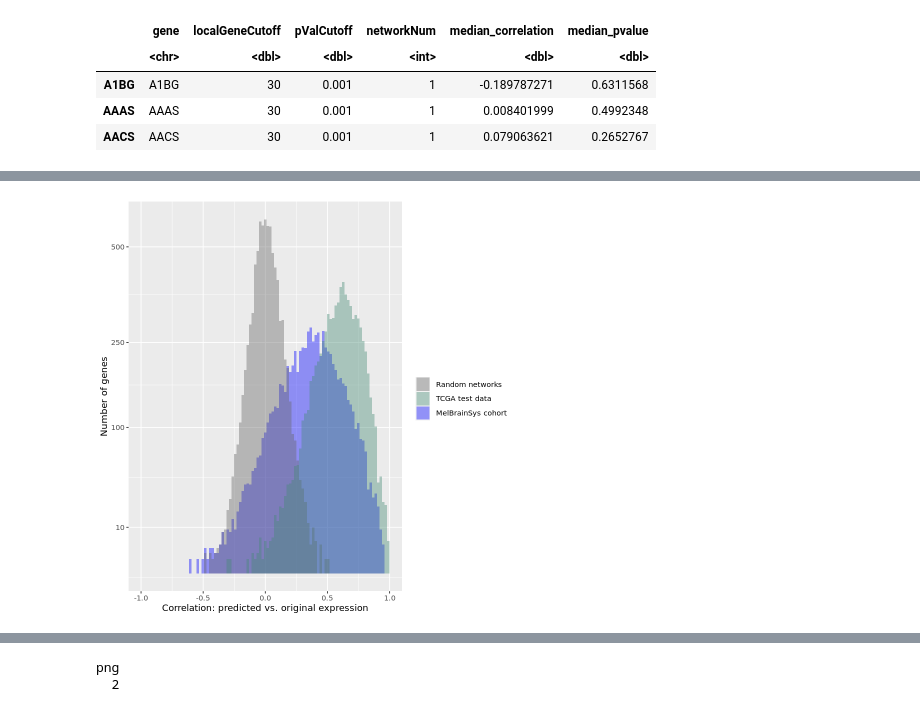
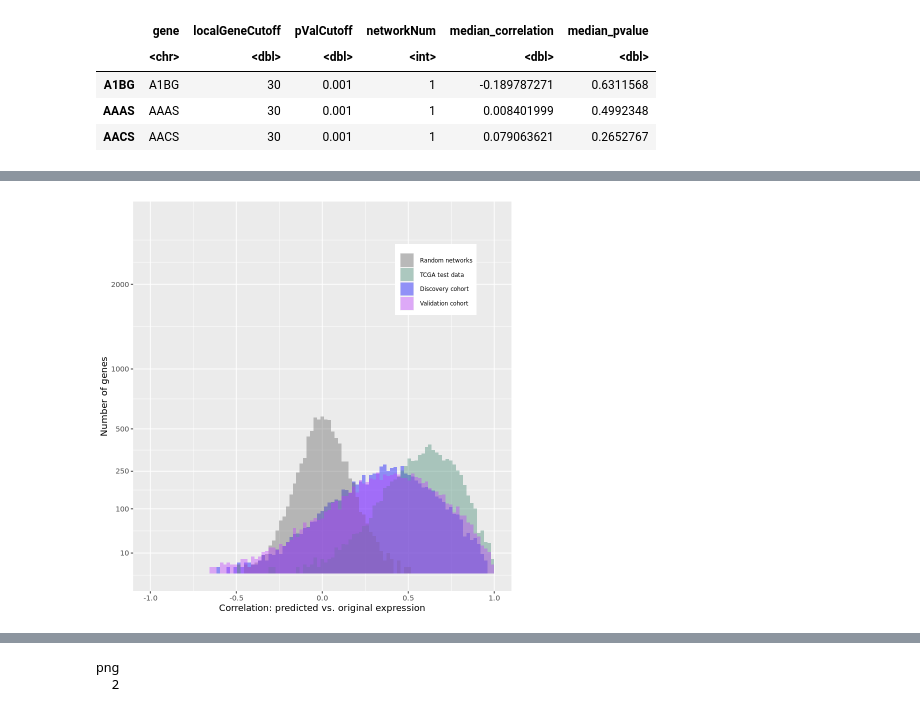
Before and after one commit to konradgrutz/MelBrainSys_networks, a Jupyter notebook: scripts/network-prediction-evaluation.r.ipynb, the cells around one changed output, grey strips where cells are left out. Saved outputs shown, nothing was run; the diff lists cells and outputs as text; code cells hidden in the pictures.

```diff
--- a/scripts/network-prediction-evaluation.r.ipynb
+++ b/scripts/network-prediction-evaluation.r.ipynb
@@ -376,0 +472,4 @@ reading in: TrainNetwork-2/NetworkPredictions/TestSet_PredictionOfGeneExpression
+# %%
+melBrainECMPredResults =
+    readInNormalNWPredictions(dataSetName = "MelBrainSysECM",networkName = networkName,
+                              pValCutoffs = "0.001", localGeneCutoffs = 30, nwRange = 1:numOfNWs)
@@ -376,0 +489,4 @@ reading in: TrainNetwork-2/NetworkPredictions/TestSet_PredictionOfGeneExpression
+# %%
+melBrainValidationPredResults =
+    readInNormalNWPredictions(dataSetName = "MelBrainSysValidation",networkName = networkName,
+                              pValCutoffs = "0.001", localGeneCutoffs = 30, nwRange = 1:numOfNWs)
@@ -376,0 +506,4 @@ reading in: TrainNetwork-2/NetworkPredictions/TestSet_PredictionOfGeneExpression
+# %%
+melBrainValidationMBMPredResults =
+    readInNormalNWPredictions(dataSetName = "MelBrainSysValidationBrain",networkName = networkName,
+                              pValCutoffs = "0.001", localGeneCutoffs = 30, nwRange = 1:numOfNWs)
@@ -376,0 +523,4 @@ reading in: TrainNetwork-2/NetworkPredictions/TestSet_PredictionOfGeneExpression
+# %%
+melBrainValidationECMPredResults =
+    readInNormalNWPredictions(dataSetName = "MelBrainSysValidationECM",networkName = networkName,
+                              pValCutoffs = "0.001", localGeneCutoffs = 30, nwRange = 1:numOfNWs)
@@ -514,16 +776,21 @@ correlRange = c(-1,1)
 # %%
-# now plot mean correlation between predicted and real gene expression
+### random NW + TCGA test + MelBrain discovery + validation
 
-p1 = ggplot(data = mergedPredResultsOwnNWNoNAmean,
+wh = which(mergedPredResultsOwnNWNoNAmean$type %in%
+           c("Random networks","TCGA test data","Discovery cohort",
+                                "Validation cohort"))
+p1 = ggplot(data = mergedPredResultsOwnNWNoNAmean[wh,],
            mapping = aes(x=Correlation, fill=type)) +
     geom_histogram(position="identity",alpha=0.4, bins = 100) +
-    scale_fill_manual(breaks =c("Random networks","TCGA test data","MelBrainSys cohort"),
-                      values = c("#666666","aquamarine4","blue")) +
-    scale_y_sqrt(breaks=c(10,100,250,500,1000,2000), name="Number of genes")+
+    scale_fill_manual(breaks =c("Random networks","TCGA test data","Discovery cohort",
+                                "Validation cohort"),
+                      values = c("#666666","aquamarine4","blue",
+                                "darkorchid1")) +
+    scale_y_sqrt(breaks=c(10,100,250,500,1000,2000), name="Number of genes", limits=c(0,3000))+
     scale_x_continuous( name="Correlation: predicted vs. original expression", limits=c(-1,1)) +
     #theme(axis.text.x=element_text(angle=90,vjust=0.5,hjust=1)) + # axis labels perpendicular
-    theme(legend.title=element_blank(),
+    theme(legend.title=element_blank(), legend.position=c(.8,.8),legend.text=element_text(size=7),
           legend.spacing.x = unit(0.25, 'cm')) # more space between legend label and colored box
 p1
 # %% [output]
-[figure, old version]
+[figure, new version]
```
Also changed, not shown: parts of 34 cells of this notebook, 50 other files.
